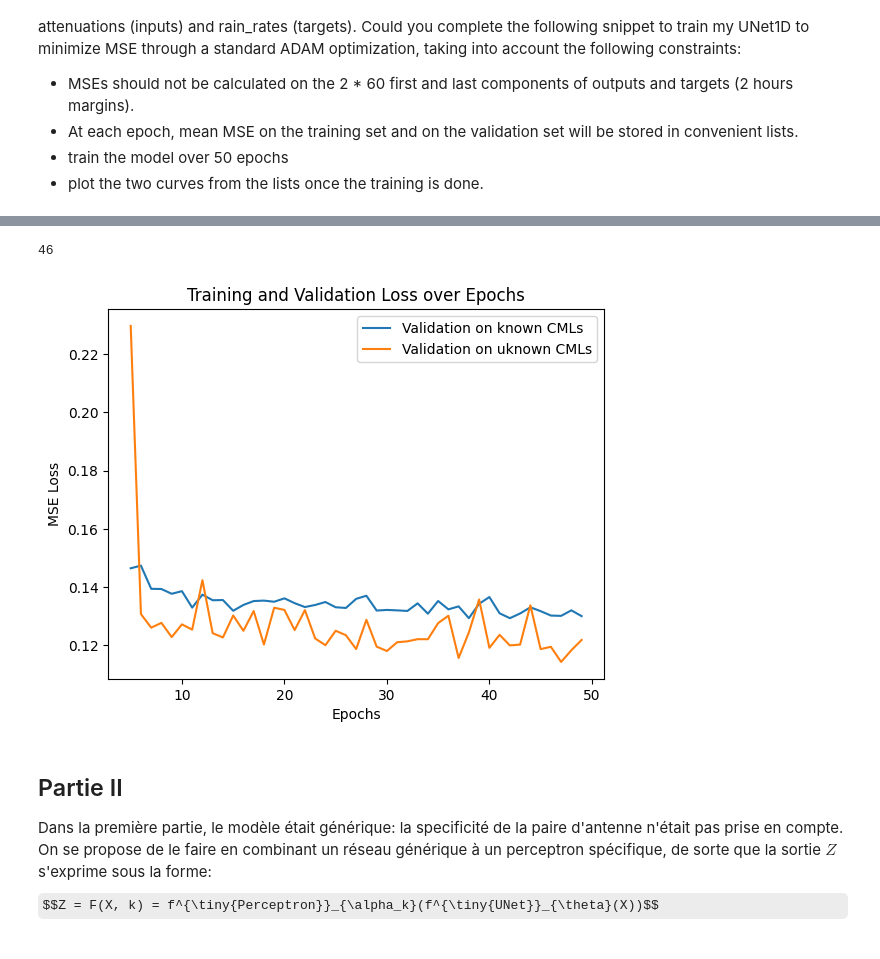
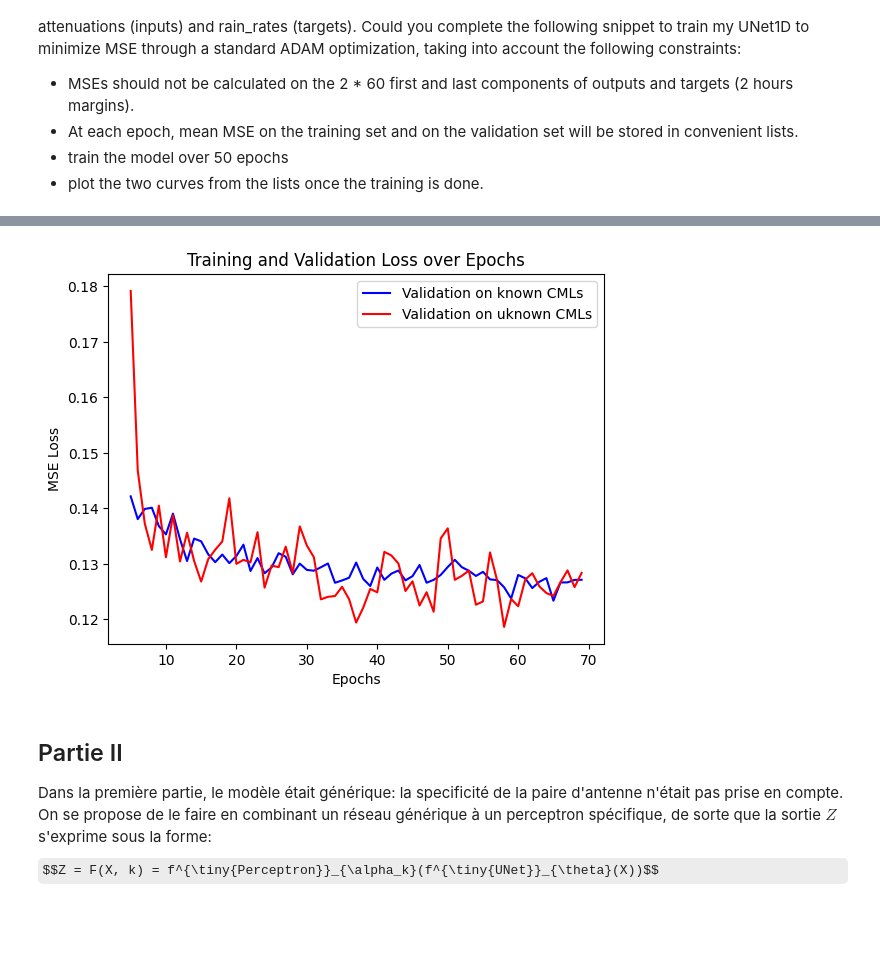
Before and after one commit to Zaidelmo/exam_2025, a Jupyter notebook: notebooks/probleme1_correction.ipynb, the cells around one changed output, grey strips where cells are left out. Drawn from its saved outputs; the diff is of its cells as text; code cells hidden in the pictures; some formulas as TeX source.

```diff
--- a/notebooks/probleme1_correction.ipynb
+++ b/notebooks/probleme1_correction.ipynb
@@ -236,7 +236,7 @@ optimizer = optim.Adam(model.parameters(), lr=0.001)
 train_losses = []
 val_losses = []
 
-num_epochs = 50
+num_epochs = 70
 margin = 2 * 60  # Marges de 2 heures
 
 for epoch in range(num_epochs):
@@ -274,19 +292,15 @@ for epoch in range(num_epochs):
-# %%
-len(range(5, num_epochs + 1))
-# %% [output]
-46
 # %%
 # Affichage des courbes de perte
 plt.figure()
-plt.plot(range(5, num_epochs), train_losses[5:], label='Validation on known CMLs')
-plt.plot(range(5, num_epochs), val_losses[5:], label='Validation on uknown CMLs')
+plt.plot(range(5, num_epochs), train_losses[5:], color='blue', label='Validation on known CMLs')
+plt.plot(range(5, num_epochs), val_losses[5:], color='red', label='Validation on uknown CMLs')
 plt.xlabel('Epochs')
 plt.ylabel('MSE Loss')
 plt.legend()
 plt.title('Training and Validation Loss over Epochs')
 plt.show()
 # %% [output]
-[figure, old version]
+[figure, new version]
 # %% [markdown]
 ## Partie II
 
```
Also changed, not shown: parts of 12 cells of this notebook.
